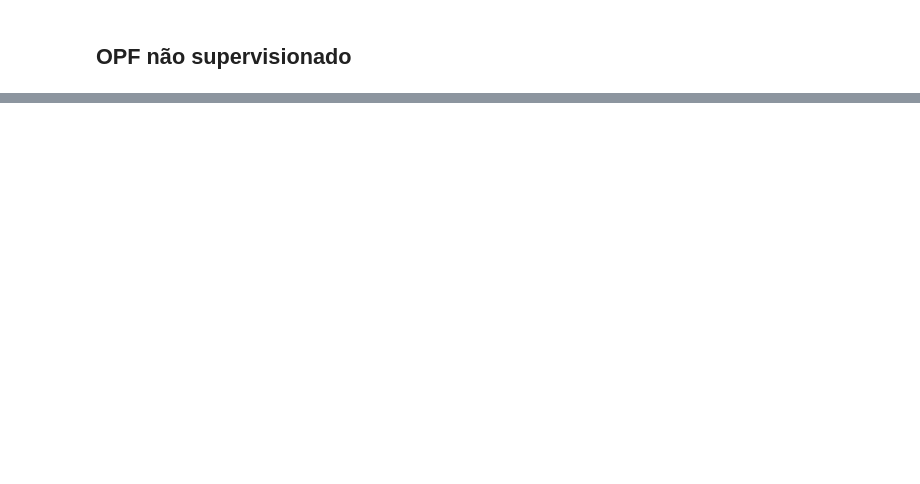
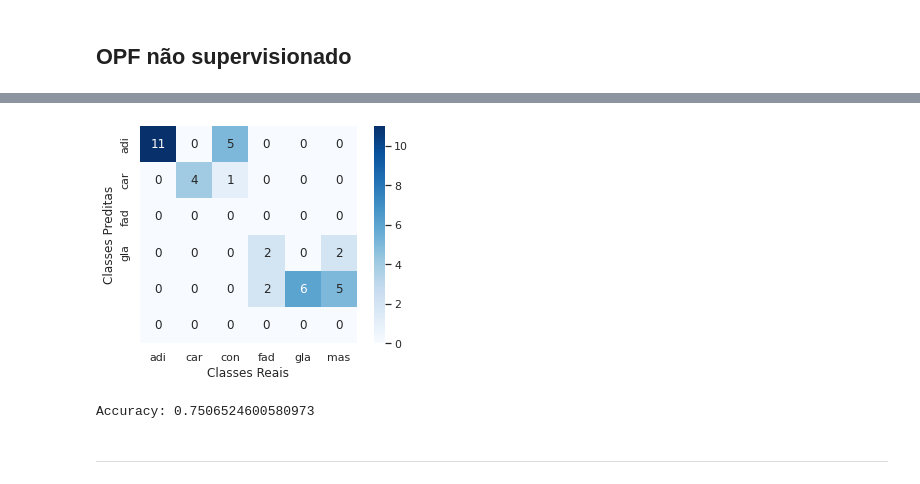
Before and after one commit to gus-phys/AI2-resources, a Jupyter notebook: 08-classificacao/aulas-praticas/aula8/opf/BreastTissue_classification.ipynb, the cells around one changed output, grey strips where cells are left out. Drawn from its saved outputs; the diff is of its cells as text; code cells hidden in the pictures; blank space fills up the shorter version.

Commit message:
Apply supervised and unsupervised OPF on Breast Tissue data

```diff
--- a/08-classificacao/aulas-praticas/aula8/opf/BreastTissue_classification.ipynb
+++ b/08-classificacao/aulas-praticas/aula8/opf/BreastTissue_classification.ipynb
@@ -163,0 +260,3 @@ plt.ylabel('Classes Preditas');
+# %%
+y_test_encoded = label_encoder.fit_transform(y_test)
+y_train_encoded = label_encoder.fit_transform(y_train)
@@ -163,0 +276,6 @@ plt.ylabel('Classes Preditas');
+# %%
+# Cria uma instância do opf não supervisionado
+opf = UnsupervisedOPF(min_k=1, max_k=7, distance='cosine')
+# %%
+# Ajusta o modelo aos dados
+opf.fit(X_train, y_train_encoded)
@@ -163,0 +286,5 @@ plt.ylabel('Classes Preditas');
+# %%
+# faz a estimativa dos rótulos baseado no agrupamento
+preds, clusters = opf.predict(X_test)
+
+print('Número de agrupamentos = ',len(np.unique(clusters)))
@@ -163,0 +314,20 @@ plt.ylabel('Classes Preditas');
+# %%
+y = y_test_encoded
+mat = confusion_matrix(y, preds)
+sns.heatmap(mat.T, square=True, annot=True, fmt='d', cbar=True,
+            xticklabels=label_encoder.inverse_transform(np.unique(y)),
+            yticklabels=label_encoder.inverse_transform(np.unique(preds)),
+            cmap=plt.cm.Blues)
+plt.xlabel('Classes Reais')
+plt.ylabel('Classes Preditas');
+# %% [output]
+[figure, added]
+# %%
+# Teste de acurácia
+acc = g.opf_accuracy(y_test_encoded, preds)
+
+print(f'Accuracy: {acc}')
+# %% [output]
+Accuracy: 0.7506524600580973
+# %% [markdown]
+---
```
Also changed, not shown: parts of 52 cells of this notebook, 1 other file.
